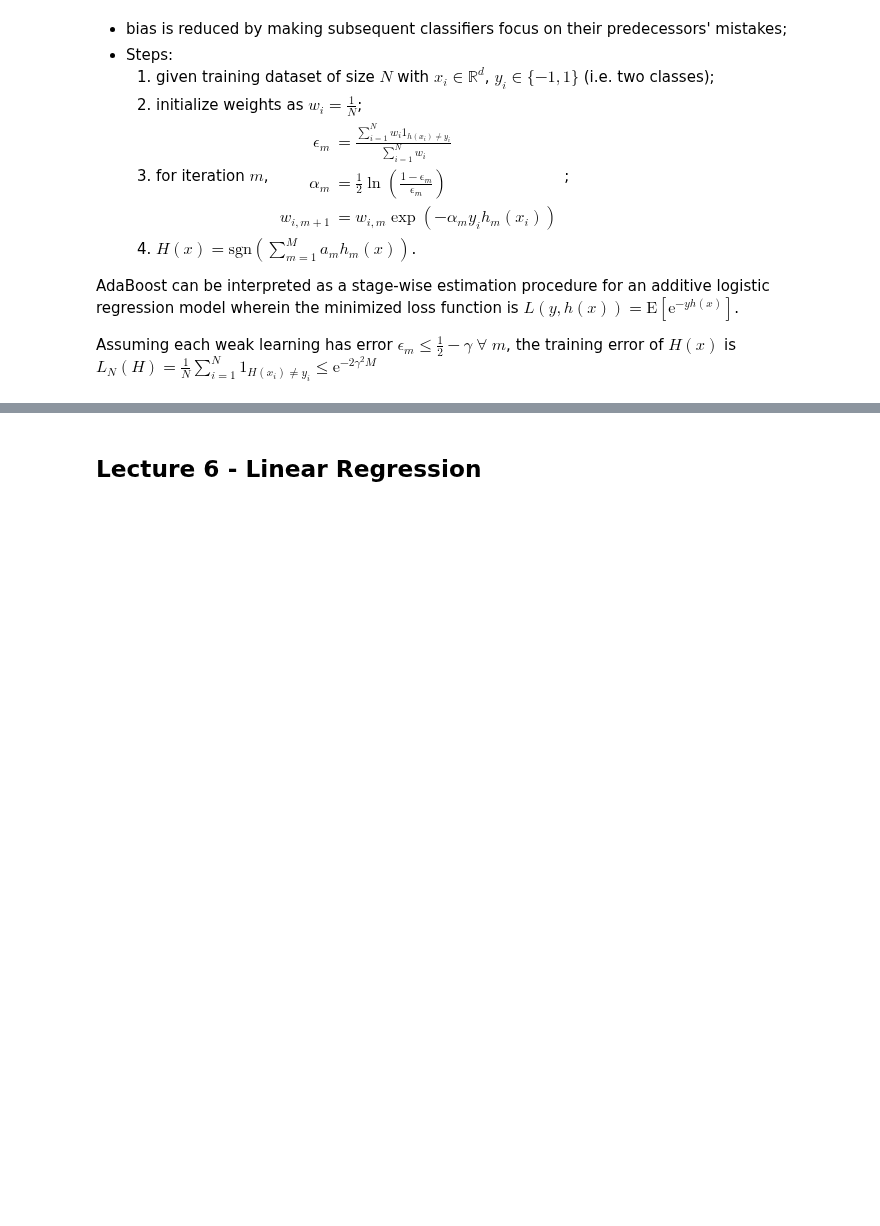
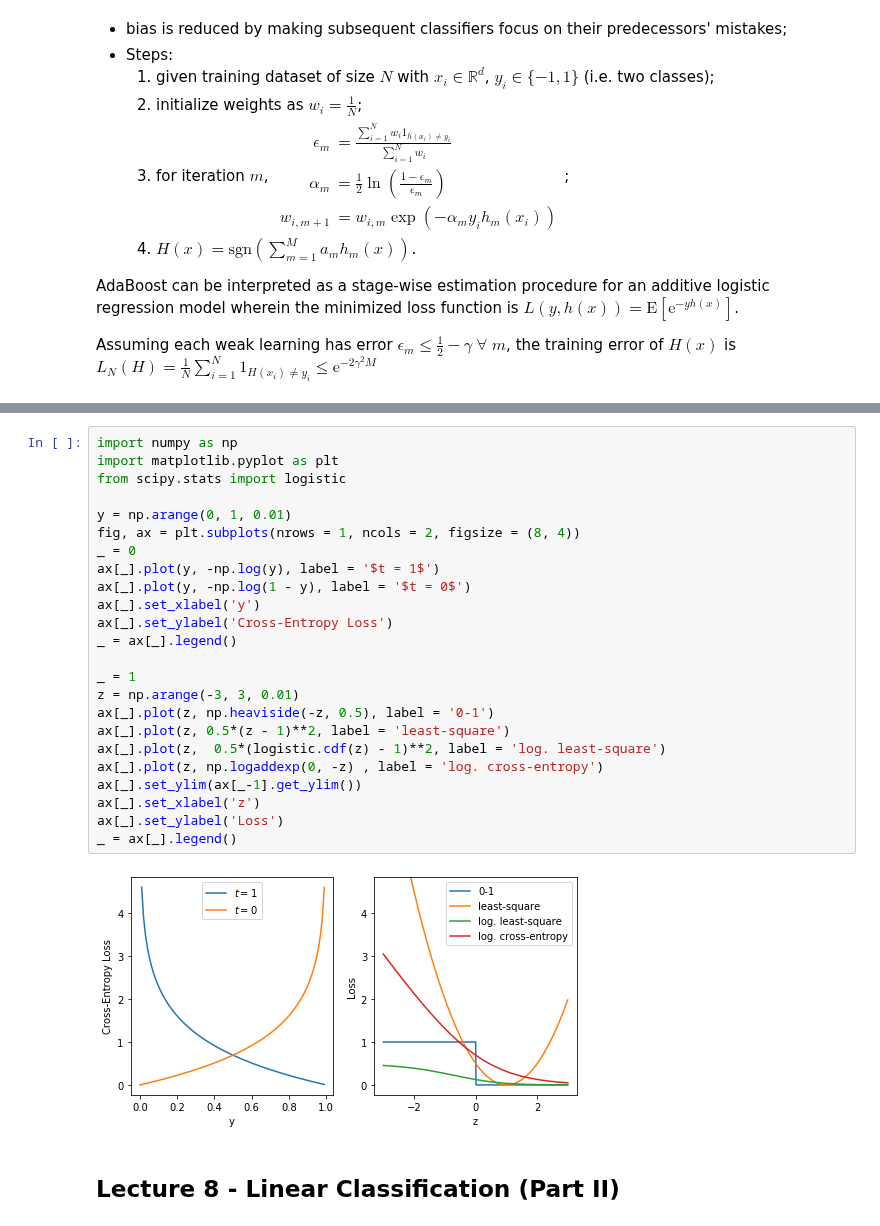
Before and after one commit to liunelson/learning-exercises, a Jupyter notebook: csc411/lect5.ipynb, the cells around one changed output, grey strips where cells are left out. Drawn from its saved outputs; the diff is of its cells as text; blank space fills up the shorter version.

```diff
--- a/csc411/lect5.ipynb
+++ b/csc411/lect5.ipynb
@@ -49,2 +113,29 @@ except:
+# %%
+import numpy as np
+import matplotlib.pyplot as plt
+from scipy.stats import logistic
+
+y = np.arange(0, 1, 0.01)
+fig, ax = plt.subplots(nrows = 1, ncols = 2, figsize = (8, 4))
+_ = 0
+ax[_].plot(y, -np.log(y), label = '$t = 1$')
+ax[_].plot(y, -np.log(1 - y), label = '$t = 0$')
+ax[_].set_xlabel('y')
+ax[_].set_ylabel('Cross-Entropy Loss')
+_ = ax[_].legend()
+
+_ = 1
+z = np.arange(-3, 3, 0.01)
+ax[_].plot(z, np.heaviside(-z, 0.5), label = '0-1')
+ax[_].plot(z, 0.5*(z - 1)**2, label = 'least-square')
+ax[_].plot(z,  0.5*(logistic.cdf(z) - 1)**2, label = 'log. least-square')
+ax[_].plot(z, np.logaddexp(0, -z) , label = 'log. cross-entropy')
+ax[_].set_ylim(ax[_-1].get_ylim())
+ax[_].set_xlabel('z')
+ax[_].set_ylabel('Loss')
+_ = ax[_].legend()
+# %% [output]
+[figure, added]
 # %% [markdown]
- ## Lecture 6 - Linear Regression
+
+ ## Lecture 8 - Linear Classification (Part II)
```
Also changed, not shown: parts of 2 cells of this notebook, 1 other file.
